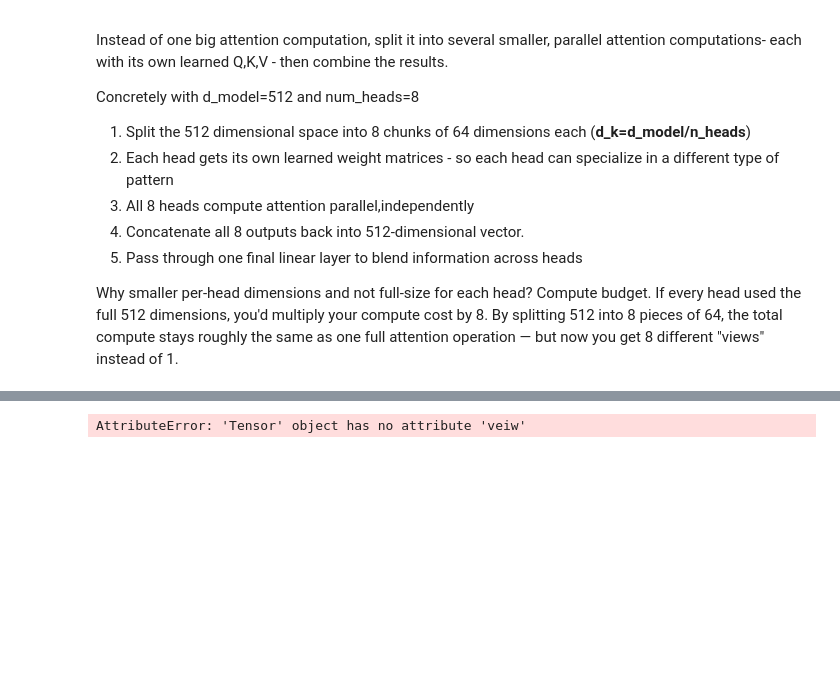
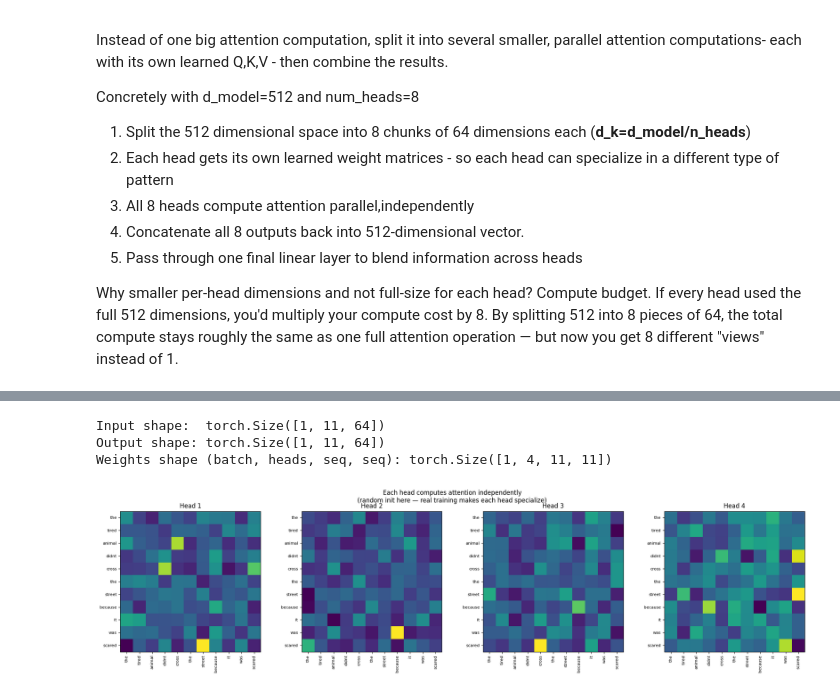
Before and after one commit to chandhu1255/LLM-Learning-Journey, a Jupyter notebook: Stage3/02_multihead_attention.ipynb, the cells around one changed output, grey strips where cells are left out. Saved outputs shown, nothing was run; the diff lists cells and outputs as text; code cells hidden in the pictures; blank space fills up the shorter version.

```diff
--- a/Stage3/02_multihead_attention.ipynb
+++ b/Stage3/02_multihead_attention.ipynb
@@ -60,7 +60,7 @@ class MultiHeadAttention(nn.Module):
         self.W_o=nn.Linear(d_model,d_model)
 
     def split_heads(self,x,batch_size):
-        x= x.veiw(batch_size,-1,self.num_heads,self.d_k)
+        x= x.view(batch_size,-1,self.num_heads,self.d_k)
         return x.transpose(1,2)
 
     def forward(self, x,mask=None):
@@ -79,41 +79,43 @@ class MultiHeadAttention(nn.Module):
         head_outputs=torch.matmul(weights,V)
 
         # Bring back together
-        head_outputs=head_outputs.transpose(1,2).contigious()
-        concat=head_outputs.veiw(batch_size,seq_len,self.d_model)
+        head_outputs=head_outputs.transpose(1,2).contiguous()
+        concat=head_outputs.view(batch_size,seq_len,self.d_model)
 
         output=self.W_o(concat)
         return output,weights
 # %%
 torch.manual_seed(42)
-sentence  = ["the", "tired", "animal", "didnt", "cross",
-             "the", "street", "because", "it", "was", "scared"]
+sentence  = ["the", "tired", "animal", "didnt", "cross","the", "street", "because", "it", "was", "scared"]
 seq_len   = len(sentence)
 d_model   = 64
 num_heads = 4
 
 mha = MultiHeadAttention(d_model=d_model, num_heads=num_heads)
 X   = torch.randn(1, seq_len, d_model)     # batch=1, random "embeddings"
 
 output, weights = mha(X)
 print("Input shape: ", X.shape)
 print("Output shape:", output.shape)
 print("Weights shape (batch, heads, seq, seq):", weights.shape)
 
 # --- Visualize what each head attends to ---
 fig, axes = plt.subplots(1, num_heads, figsize=(5*num_heads, 5))
 for h in range(num_heads):
     ax = axes[h]
     w  = weights[0, h].detach().numpy()
     ax.imshow(w, cmap='viridis')
     ax.set_xticks(range(seq_len)); ax.set_yticks(range(seq_len))
     ax.set_xticklabels(sentence, rotation=90, fontsize=8)
     ax.set_yticklabels(sentence, fontsize=8)
     ax.set_title(f"Head {h+1}")
 plt.suptitle("Each head computes attention independently\n"
              "(random init here — real training makes each head specialize)")
 plt.tight_layout()
 plt.savefig("multihead_untrained.png", dpi=150)
 plt.show()
 # %% [output]
-AttributeError: 'Tensor' object has no attribute 'veiw'
+Input shape:  torch.Size([1, 11, 64])
+Output shape: torch.Size([1, 11, 64])
+Weights shape (batch, heads, seq, seq): torch.Size([1, 4, 11, 11])
+[figure, added]
```
Also changed, not shown: parts of 6 cells of this notebook, 5 other files.
